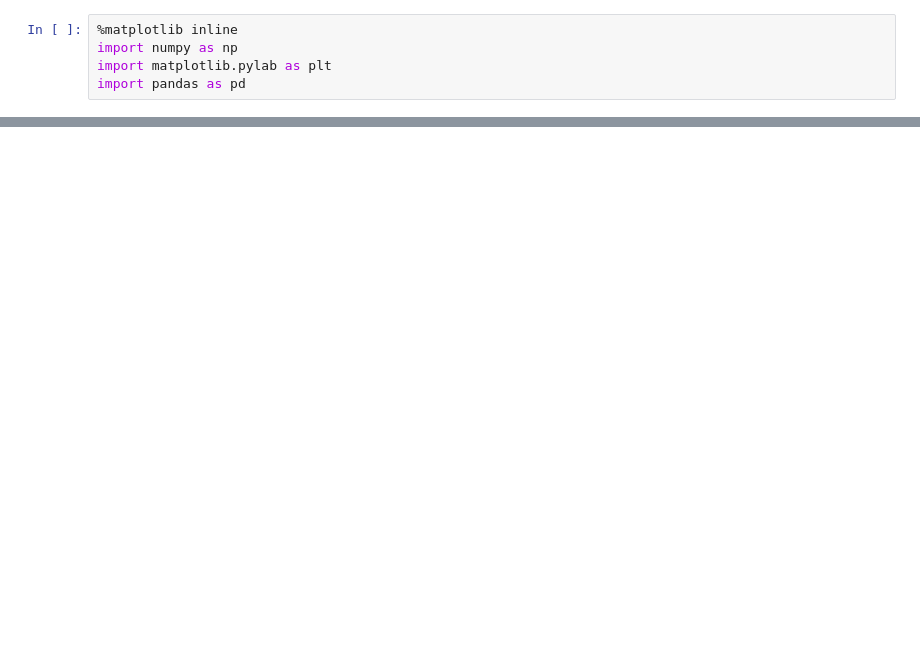
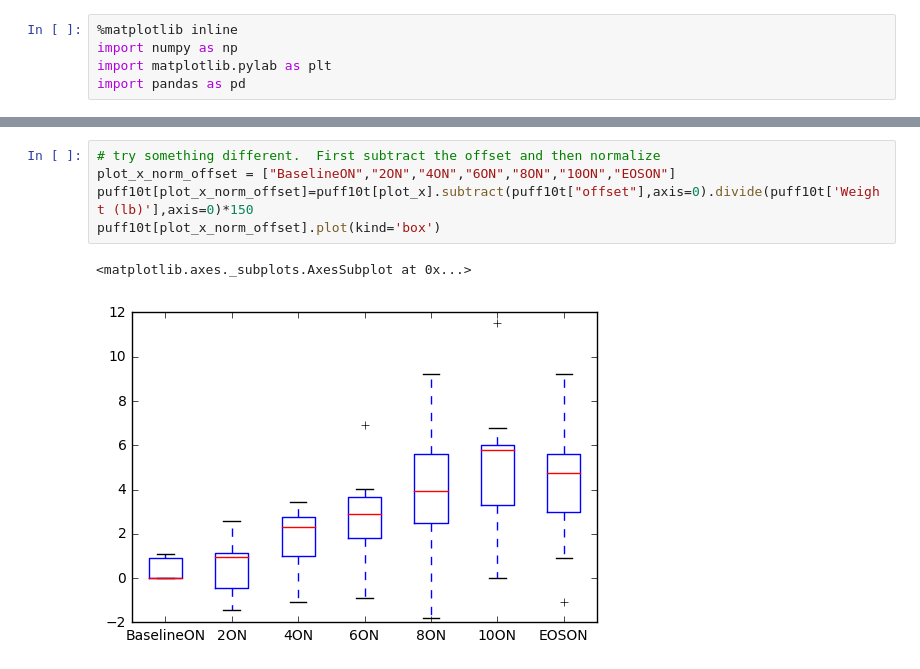
Before and after one commit to hstrey/nicotine-paper, a Jupyter notebook: 10 puff figure.ipynb, the cells around one changed output, grey strips where cells are left out. Saved outputs shown, nothing was run; the diff lists cells and outputs as text; blank space fills up the shorter version.

```diff
--- a/10 puff figure.ipynb
+++ b/10 puff figure.ipynb
@@ -73,0 +80,8 @@ plt.ylabel('normalized blood nicotine concentration ng/ml')
+# %%
+# try something different.  First subtract the offset and then normalize
+plot_x_norm_offset = ["BaselineON","2ON","4ON","6ON","8ON","10ON","EOSON"]
+puff10t[plot_x_norm_offset]=puff10t[plot_x].subtract(puff10t["offset"],axis=0).divide(puff10t['Weight (lb)'],axis=0)*150
+puff10t[plot_x_norm_offset].plot(kind='box')
+# %% [output]
+<matplotlib.axes._subplots.AxesSubplot at 0x...>
+[figure, added]
```
Also changed, not shown: parts of 9 cells of this notebook, 1 other file.
